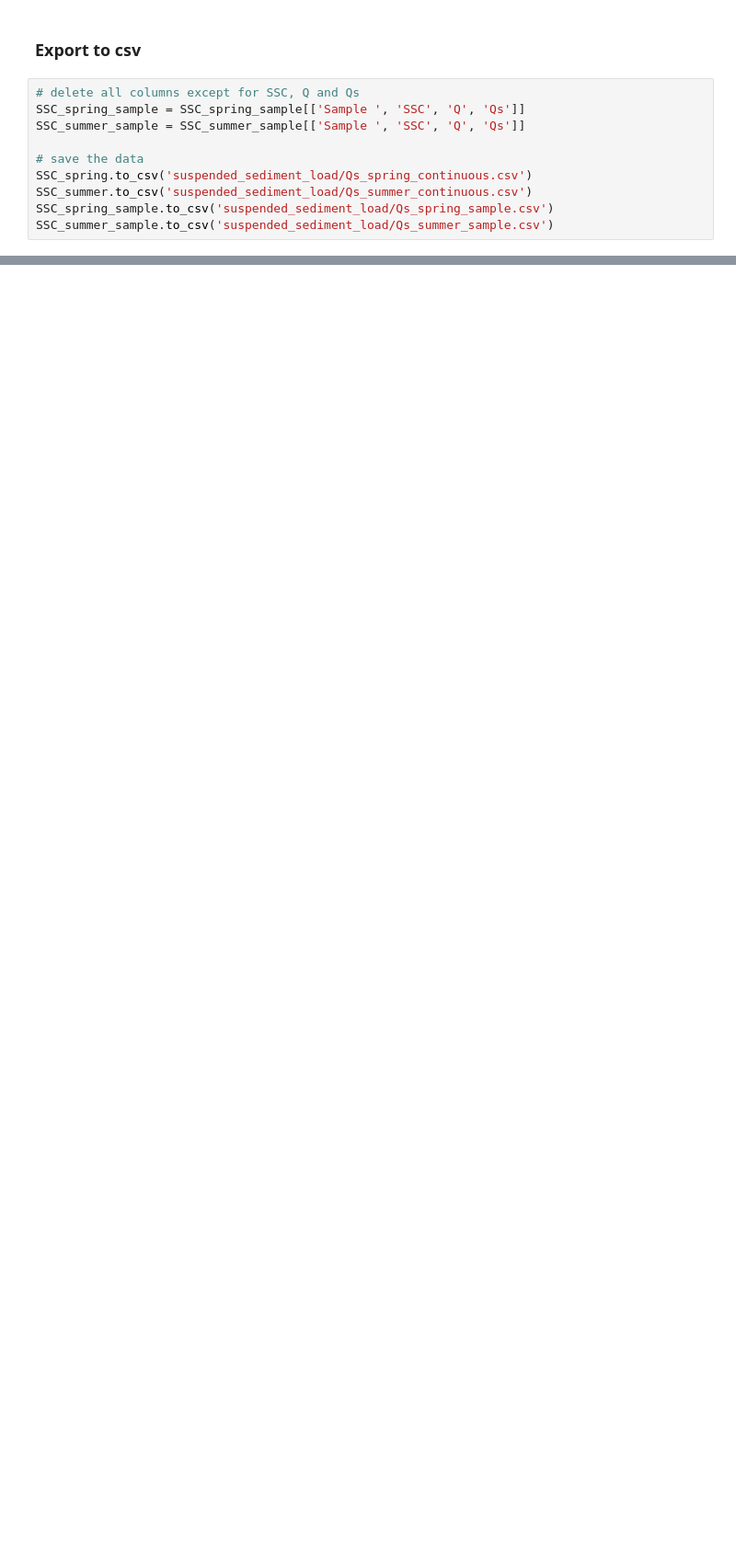
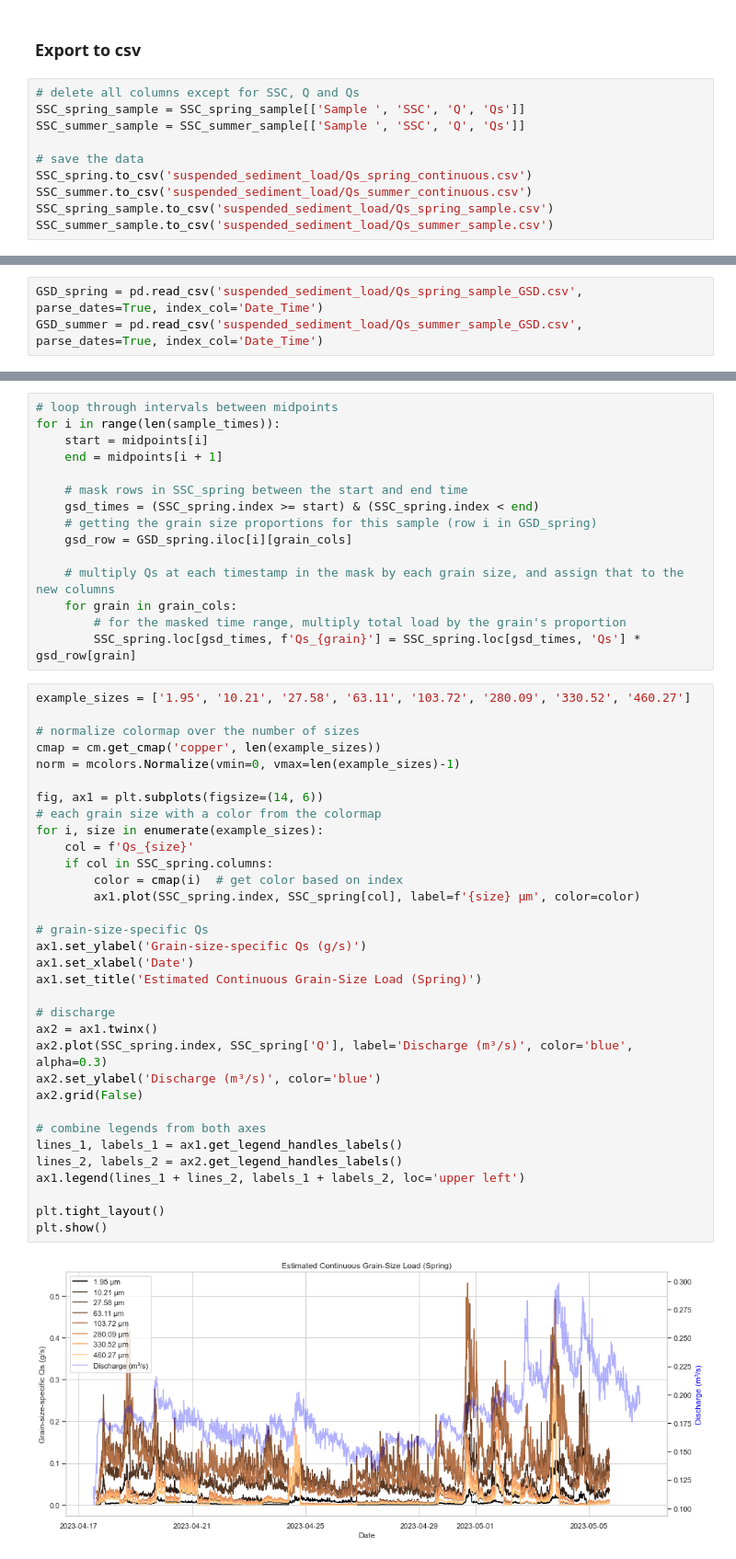
Before and after one commit to nicole-hucke/sediment_trap_paper, a Jupyter notebook: data_analysis/sediment_load_analysis/suspended_load_calculation.ipynb, the cells around one changed output, grey strips where cells are left out. Shown at 92% size. Drawn from its saved outputs; the diff is of its cells as text; blank space fills up the shorter version.

Commit message:
GETTING TOTAL LOAD LETSGOOOOOOOO

```diff
--- a/data_analysis/sediment_load_analysis/suspended_load_calculation.ipynb
+++ b/data_analysis/sediment_load_analysis/suspended_load_calculation.ipynb
@@ -231,0 +238,3 @@ SSC_summer_sample.to_csv('suspended_sediment_load/Qs_summer_sample.csv')
+# %%
+GSD_spring = pd.read_csv('suspended_sediment_load/Qs_spring_sample_GSD.csv', parse_dates=True, index_col='Date_Time')
+GSD_summer = pd.read_csv('suspended_sediment_load/Qs_summer_sample_GSD.csv', parse_dates=True, index_col='Date_Time')
@@ -231,0 +267,50 @@ SSC_summer_sample.to_csv('suspended_sediment_load/Qs_summer_sample.csv')
+# %%
+# loop through intervals between midpoints
+for i in range(len(sample_times)):
+    start = midpoints[i]
+    end = midpoints[i + 1]
+
+    # mask rows in SSC_spring between the start and end time
+    gsd_times = (SSC_spring.index >= start) & (SSC_spring.index < end)
+    # getting the grain size proportions for this sample (row i in GSD_spring)
+    gsd_row = GSD_spring.iloc[i][grain_cols]
+
+    # multiply Qs at each timestamp in the mask by each grain size, and assign that to the new columns
+    for grain in grain_cols:
+        # for the masked time range, multiply total load by the grain's proportion
+        SSC_spring.loc[gsd_times, f'Qs_{grain}'] = SSC_spring.loc[gsd_times, 'Qs'] * gsd_row[grain]
+# %%
+example_sizes = ['1.95', '10.21', '27.58', '63.11', '103.72', '280.09', '330.52', '460.27']
+
+# normalize colormap over the number of sizes
+cmap = cm.get_cmap('copper', len(example_sizes))
+norm = mcolors.Normalize(vmin=0, vmax=len(example_sizes)-1)
+
+fig, ax1 = plt.subplots(figsize=(14, 6))
+# each grain size with a color from the colormap
+for i, size in enumerate(example_sizes):
+    col = f'Qs_{size}'
+    if col in SSC_spring.columns:
+        color = cmap(i)  # get color based on index
+        ax1.plot(SSC_spring.index, SSC_spring[col], label=f'{size} µm', color=color)
+
+# grain-size-specific Qs
+ax1.set_ylabel('Grain-size-specific Qs (g/s)')
+ax1.set_xlabel('Date')
+ax1.set_title('Estimated Continuous Grain-Size Load (Spring)')
+
+# discharge
+ax2 = ax1.twinx()
+ax2.plot(SSC_spring.index, SSC_spring['Q'], label='Discharge (m³/s)', color='blue', alpha=0.3)
+ax2.set_ylabel('Discharge (m³/s)', color='blue')
+ax2.grid(False)
+
+# combine legends from both axes
+lines_1, labels_1 = ax1.get_legend_handles_labels()
+lines_2, labels_2 = ax2.get_legend_handles_labels()
+ax1.legend(lines_1 + lines_2, labels_1 + labels_2, loc='upper left')
+
+plt.tight_layout()
+plt.show()
+# %% [output]
+[figure, added]
```
Also changed, not shown: parts of 11 cells of this notebook, 2 other files.
